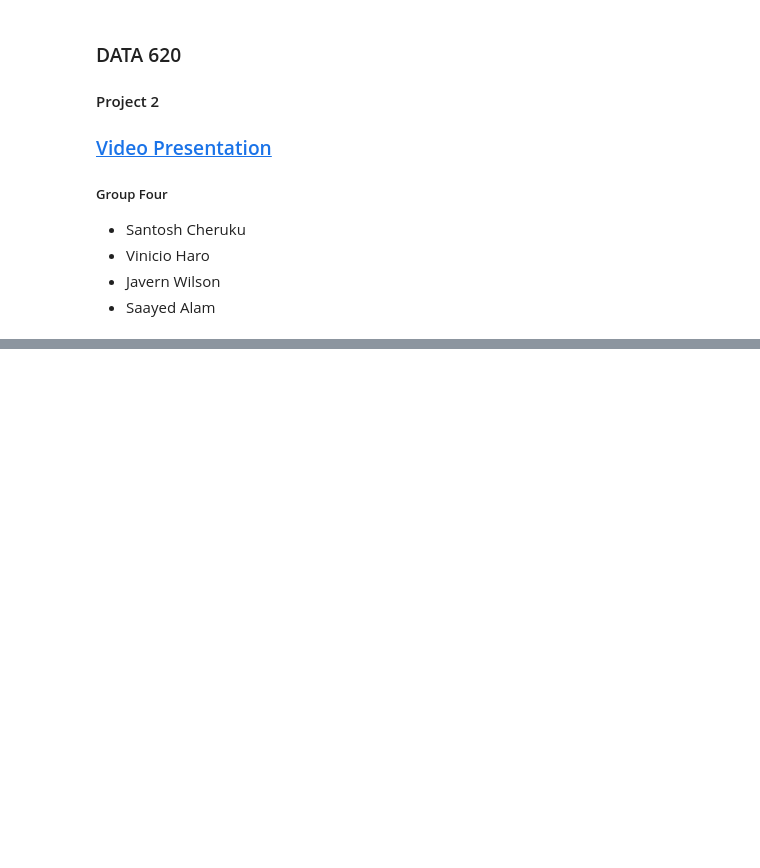
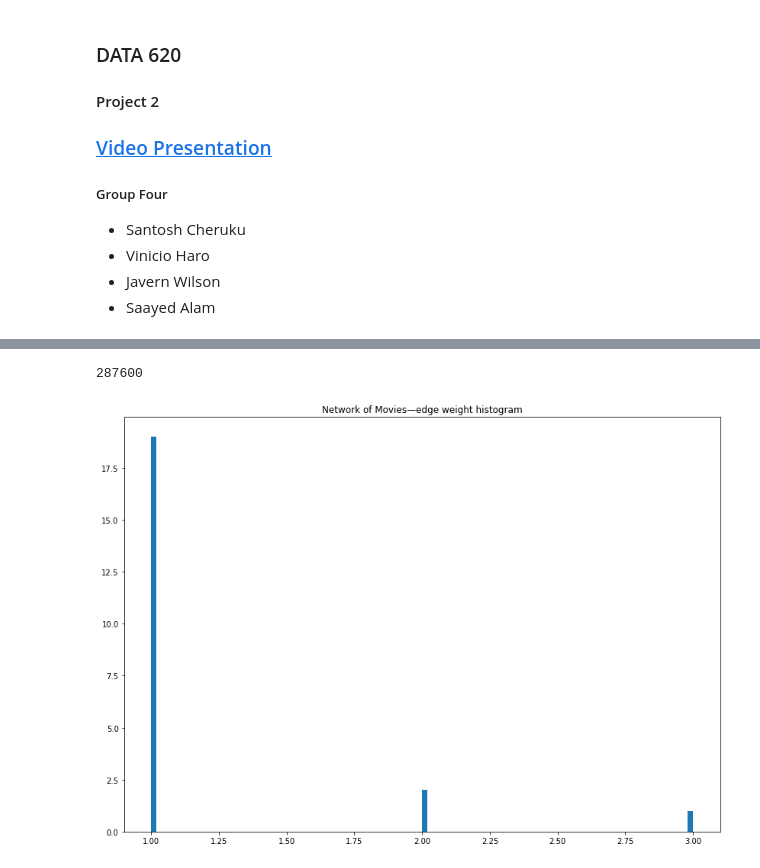
Before and after one commit to saayedalam/Web-Analytics, a Jupyter notebook: Project 2.ipynb, the cells around one changed output, grey strips where cells are left out. Drawn from its saved outputs; the diff is of its cells as text; code cells hidden in the pictures; blank space fills up the shorter version.

```diff
--- a/Project 2.ipynb
+++ b/Project 2.ipynb
@@ -118,4 +19,0 @@ For finding very connected actors, popular actors who are likely to hold most in
-# %%
-# degree centrality
-deg = nx.degree(B)
-max(dict(deg).values())
@@ -128,0 +175,15 @@ max(dict(deg).values())
+# %%
+# degree centrality
+max(dict(movie_island.degree()).keys())
+max(dict(actor_island.degree()).keys())
+# %% [output]
+287600
+# %%
+plt.figure(figsize = (14, 10))
+
+# visualize degree centrality
+plt.hist(dict(deg).values(), 100)
+plt.title("Network of Movies—edge weight histogram")
+plt.show()
+# %% [output]
+[figure, added]
```
Also changed, not shown: parts of 35 cells of this notebook.
